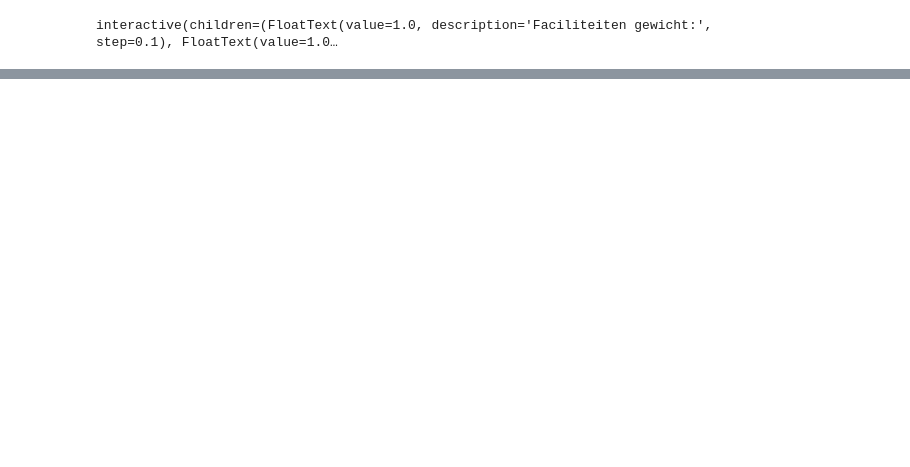
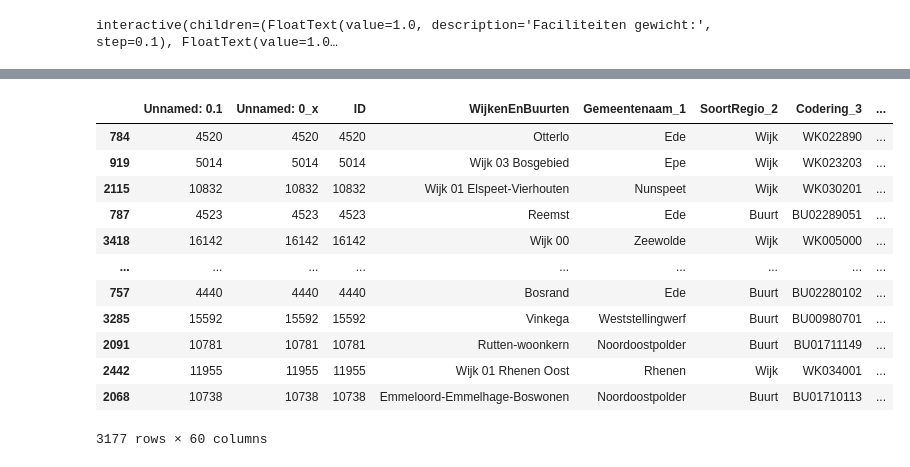
Before and after one commit to Verrem98/bob_constructions_casus, a Jupyter notebook: analysis.ipynb, the cells around one changed output, grey strips where cells are left out. Cells and saved outputs as stored; diff of their text form; code cells hidden in the pictures; blank space fills up the shorter version.

```diff
--- a/analysis.ipynb
+++ b/analysis.ipynb
@@ -262,2 +295,0 @@ First, we filter out a lot of options by setting a lower limit on the amount of
-# %%
-df_merged = df_merged[df_merged['BouwgrondOpp'] > 10.6]
@@ -357,0 +400,16 @@ set(df_merged.Gemeentenaam_1.tolist())
+# %%
+df_merged.sort_values('BouwgrondOpp', ascending = False)
+# %% [output]
+|  | Unnamed: 0.1 | Unnamed: 0_x | ID | WijkenEnBuurten | Gemeentenaam_1 | SoortRegio_2 | Codering_3 | ... |
+| 784 | 4520 | 4520 | 4520 | Otterlo | Ede | Wijk | WK022890 | ... |
+| 919 | 5014 | 5014 | 5014 | Wijk 03 Bosgebied | Epe | Wijk | WK023203 | ... |
+| 2115 | 10832 | 10832 | 10832 | Wijk 01 Elspeet-Vierhouten | Nunspeet | Wijk | WK030201 | ... |
+| 787 | 4523 | 4523 | 4523 | Reemst | Ede | Buurt | BU02289051 | ... |
+| 3418 | 16142 | 16142 | 16142 | Wijk 00 | Zeewolde | Wijk | WK005000 | ... |
+| ... | ... | ... | ... | ... | ... | ... | ... | ... |
+| 757 | 4440 | 4440 | 4440 | Bosrand | Ede | Buurt | BU02280102 | ... |
+| 3285 | 15592 | 15592 | 15592 | Vinkega | Weststellingwerf | Buurt | BU00980701 | ... |
+| 2091 | 10781 | 10781 | 10781 | Rutten-woonkern | Noordoostpolder | Buurt | BU01711149 | ... |
+| 2442 | 11955 | 11955 | 11955 | Wijk 01 Rhenen Oost | Rhenen | Wijk | WK034001 | ... |
+| 2068 | 10738 | 10738 | 10738 | Emmeloord-Emmelhage-Boswonen | Noordoostpolder | Buurt | BU01710113 | ... |
+3177 rows × 60 columns
```
Also changed, not shown: parts of 49 cells of this notebook, 6 other files.
